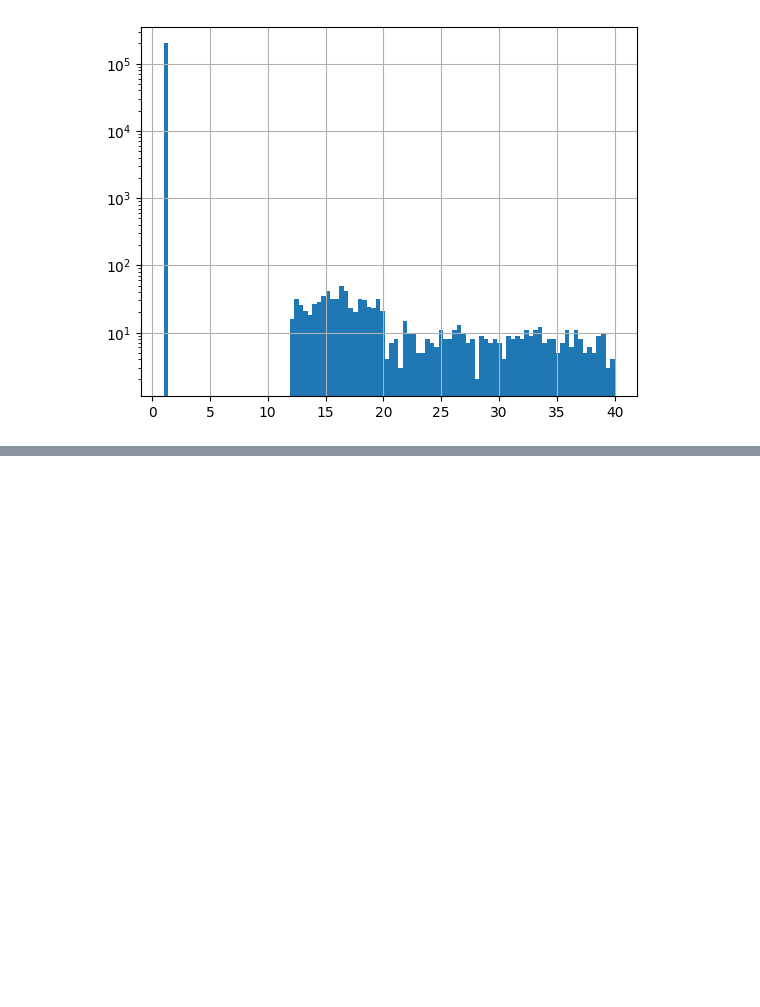
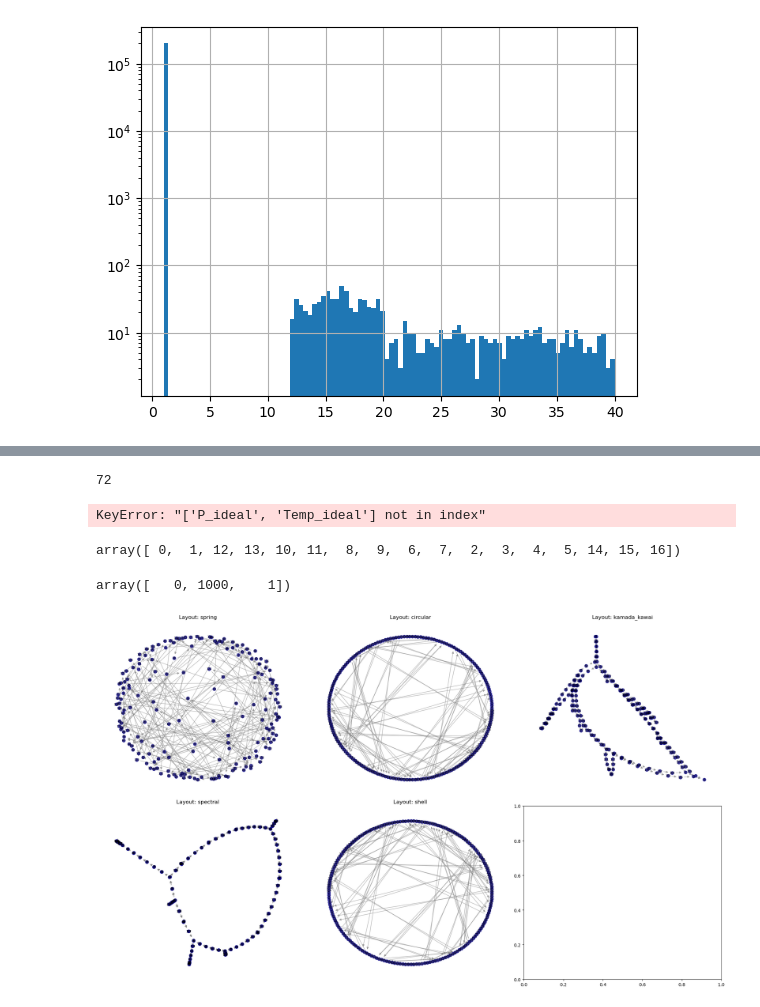
Before and after one commit to LabADTHeatNet/HNN, a Jupyter notebook: analyse_data.ipynb, the cells around one changed output, grey strips where cells are left out. Drawn from its saved outputs; the diff is of its cells as text; code cells hidden in the pictures; blank space fills up the shorter version.

Commit message:
implemented id_section and tried consumers&junctions only data training

```diff
--- a/analyse_data.ipynb
+++ b/analyse_data.ipynb
@@ -94,0 +166,2 @@ combined_edges['moded'].hist(bins=100, log=True)
+# %%
+nodes_df, edges_df = load_dataframes(find_file_pairs('./', True))
@@ -94,0 +348,74 @@ combined_edges['moded'].hist(bins=100, log=True)
+# %%
+len(edge_df['id_section'].unique())
+# %% [output]
+72
+# %%
+users = edge_df.loc[edge_df['Vid_usr'], ['id_in', 'id_out']]
+nodes = list(set(pd.concat([users['id_in'], users['id_out']])))
+node_df.loc[~node_df.index.isin(nodes), ['P', 'Temp', 'P_ideal', 'Temp_ideal']]
+# %% [output]
+KeyError: "['P_ideal', 'Temp_ideal'] not in index"
+# %%
+edge_df['id_section'].unique()
+# %% [output]
+array([ 0,  1, 12, 13, 10, 11,  8,  9,  6,  7,  2,  3,  4,  5, 14, 15, 16])
+# %%
+edge_df['id_section'].unique()
+# %% [output]
+array([   0, 1000,    1])
+# %%
+node_df = nodes_df[42]
+edge_df = edges_df[42]
+# %%
+import networkx as nx
+import matplotlib.pyplot as plt
+G = nx.DiGraph()
+
+# Добавление узлов
+for _, node in node_df.iterrows():
+    G.add_node(node['id'])
+
+# Добавление рёбер
+for _, edge in edge_df.iterrows():
+    flow_direction = 'forward' if edge['Vid_fwd'] else 'reverse'
+    G.add_edge(edge['id_in'], edge['id_out'],
+               direction= flow_direction)
+
+# Использование различных алгоритмов расстановки
+layouts = {
+    'spring': nx.spring_layout(G, k=1, iterations=50),
+    'circular': nx.circular_layout(G),
+    'kamada_kawai': nx.kamada_kawai_layout(G),
+    'spectral': nx.spectral_layout(G),
+    'shell': nx.shell_layout(G)
+}
+# Визуализация с разными layout алгоритмами
+fig, axes = plt.subplots(2, 3, figsize=(20, 12))
+axes = axes.flatten()
+
+for i, (layout_name, pos) in enumerate(layouts.items()):
+    if i >= len(axes):
+        break
+
+    ax = axes[i]
+
+    # Размер узлов в зависимости от типа
+    node_size = 50
+
+    # Цвет узлов в зависимости от температуры
+    node_temp = 100
+    node_colors = plt.cm.plasma(0)
+
+    # Толщина рёбер в зависимости от потока
+    edge_width = 1
+    nx.draw_networkx_nodes(G, pos, ax=ax, node_size=node_size,
+                          node_color=node_colors, cmap='coolwarm', alpha=0.8)
+    nx.draw_networkx_edges(G, pos, ax=ax, width=edge_width, alpha=0.6, edge_color='gray')
+    nx.draw_networkx_labels(G, pos, ax=ax, font_size=6)
+
+    ax.set_title(f'Layout: {layout_name}')
+    ax.axis('off')
+plt.tight_layout()
+plt.show()
+# %% [output]
+[figure, added]
```
Also changed, not shown: parts of 23 cells of this notebook, 6 other files.
